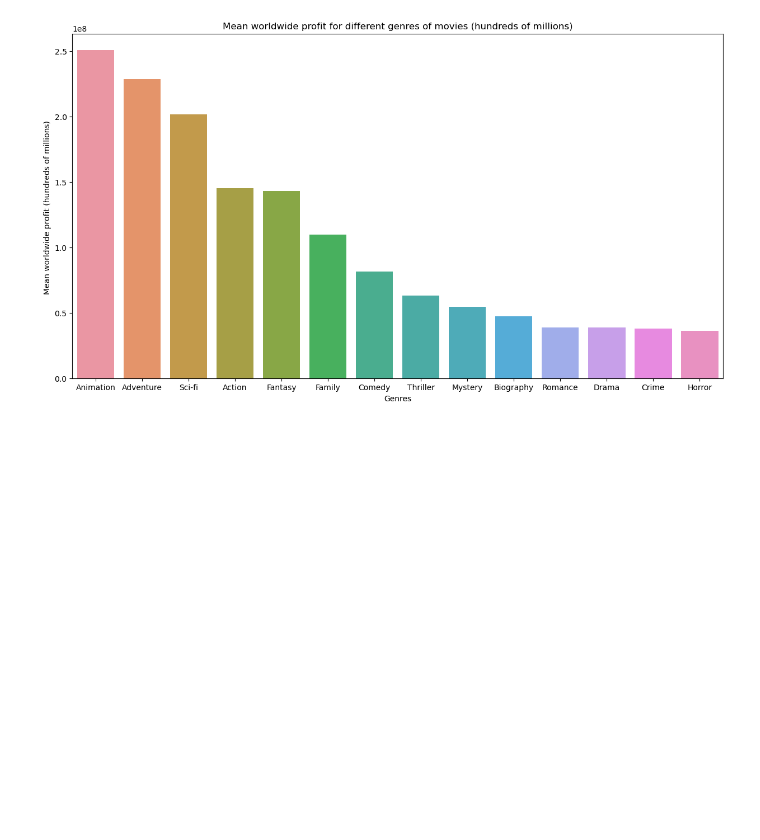
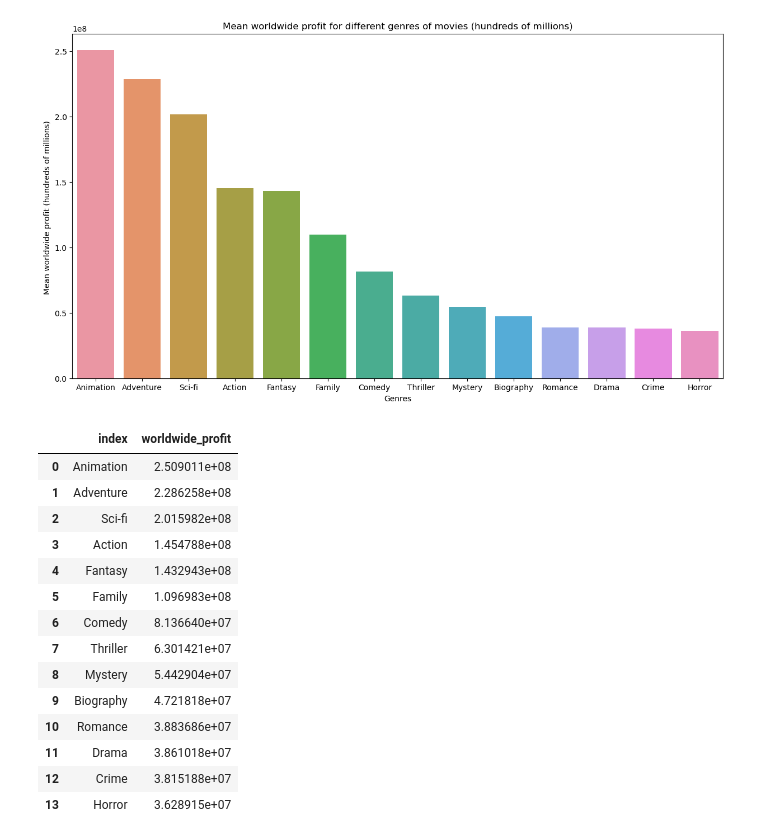
Before and after one commit to abwilliamss/AIAcademy-capstone, a Jupyter notebook: Zachary-AIAcademy-Capstone-Notebook.ipynb, the cells around one changed output. Cells and saved outputs as stored; diff of their text form; code cells hidden in the pictures; blank space fills up the shorter version.

```diff
--- a/Zachary-AIAcademy-Capstone-Notebook.ipynb
+++ b/Zachary-AIAcademy-Capstone-Notebook.ipynb
@@ -169,3 +142,21 @@ plt.title('Mean worldwide profit for different genres of movies (hundreds of mil
 # %% [output]
 Text(0.5, 1.0, 'Mean worldwide profit for different genres of movies (hundreds of millions)')
 [figure]
+# %%
+genres
+# %% [output]
+|  | index | worldwide_profit |
+| 0 | Animation | 2.509011e+08 |
+| 1 | Adventure | 2.286258e+08 |
+| 2 | Sci-fi | 2.015982e+08 |
+| 3 | Action | 1.454788e+08 |
+| 4 | Fantasy | 1.432943e+08 |
+| 5 | Family | 1.096983e+08 |
+| 6 | Comedy | 8.136640e+07 |
+| 7 | Thriller | 6.301421e+07 |
+| 8 | Mystery | 5.442904e+07 |
+| 9 | Biography | 4.721818e+07 |
+| 10 | Romance | 3.883686e+07 |
+| 11 | Drama | 3.861018e+07 |
+| 12 | Crime | 3.815188e+07 |
+| 13 | Horror | 3.628915e+07 |
```
Also changed, not shown: parts of 13 cells of this notebook.
